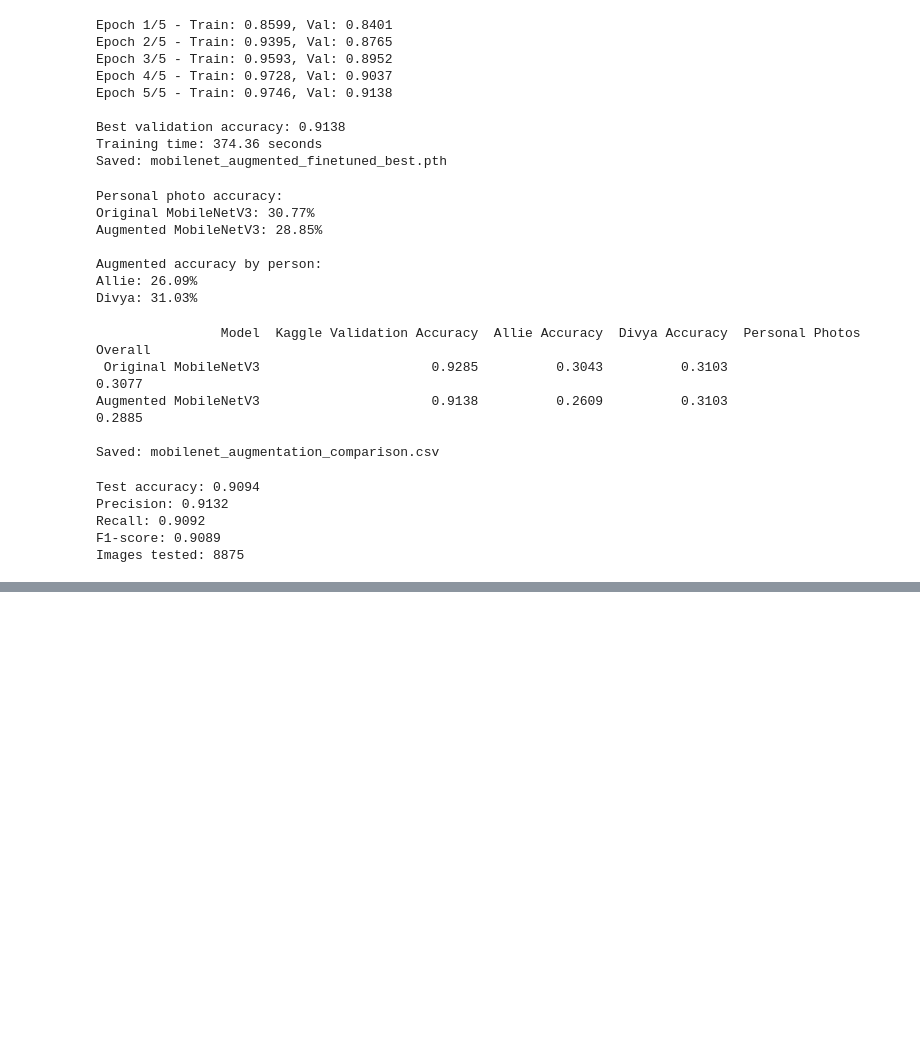
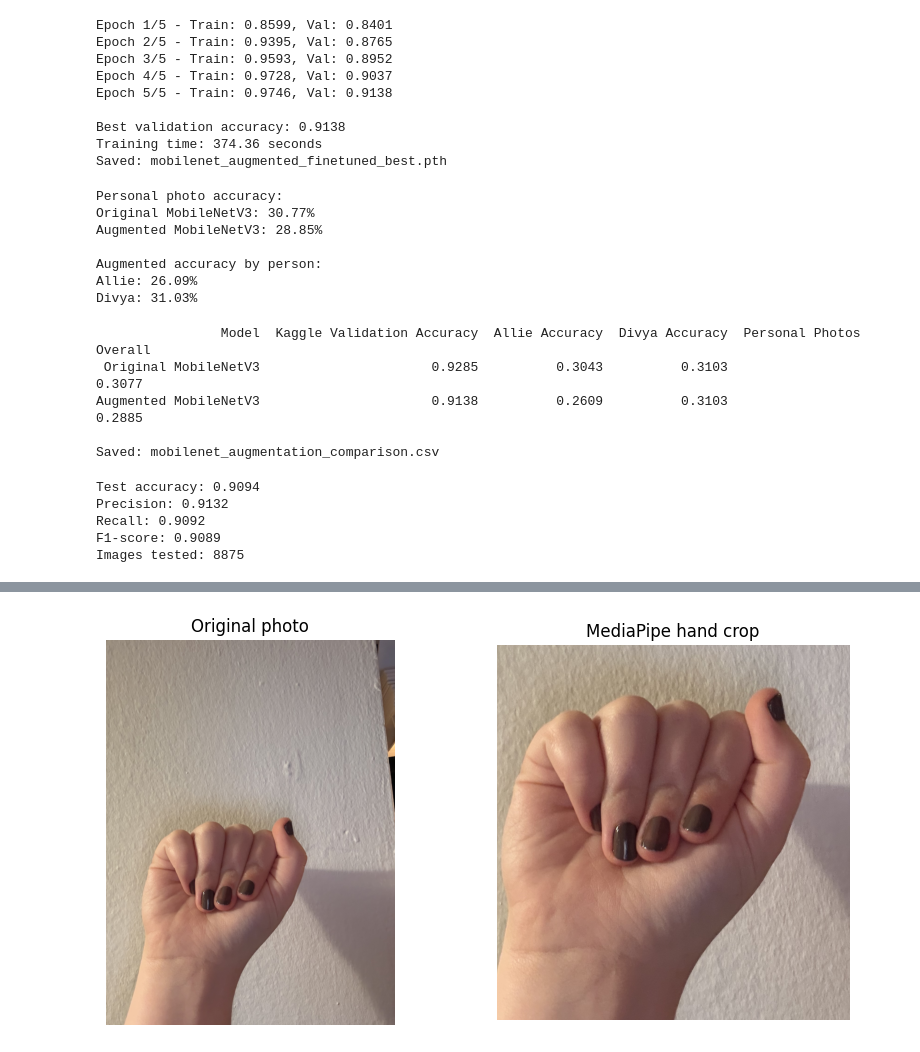
Before and after one commit to ananyaa-sutaria/ML-term-project, a Jupyter notebook: 04_transfer.ipynb, the cells around one changed output, grey strips where cells are left out. Drawn from its saved outputs; the diff is of its cells as text; code cells hidden in the pictures; blank space fills up the shorter version.

```diff
--- a/04_transfer.ipynb
+++ b/04_transfer.ipynb
@@ -1896,0 +2241,63 @@ Images tested: 8875
+# %%
+from PIL import Image
+import numpy as np
+import mediapipe as mp
+
+#crop around detected hand
+def crop_hand(image_path, padding=0.25):
+    image = Image.open(image_path).convert("RGB")
+    image_array = np.array(image)
+
+    mp_image = mp.Image(
+        image_format=mp.ImageFormat.SRGB,
+        data=image_array
+    )
+
+    result = hand_detector.detect(mp_image)
+
+    #use original image if no hand is found
+    if not result.hand_landmarks:
+        return image_array
+
+    landmarks = result.hand_landmarks[0]
+
+    width, height = image.size
+
+    x_values = [point.x * width for point in landmarks]
+    y_values = [point.y * height for point in landmarks]
+
+    x_min, x_max = min(x_values), max(x_values)
+    y_min, y_max = min(y_values), max(y_values)
+
+    #add extra space around hand
+    hand_size = max(x_max - x_min, y_max - y_min)
+    margin = hand_size * padding
+
+    x1 = max(0, int(x_min - margin))
+    y1 = max(0, int(y_min - margin))
+    x2 = min(width, int(x_max + margin))
+    y2 = min(height, int(y_max + margin))
+
+    return image_array[y1:y2, x1:x2]
+
+#show example of hand cropping
+import matplotlib.pyplot as plt
+
+example_path = valid_photos.iloc[0]["path"]
+
+original = Image.open(example_path).convert("RGB")
+cropped = crop_hand(example_path)
+
+fig, axes = plt.subplots(1, 2, figsize=(10, 5))
+
+axes[0].imshow(original)
+axes[0].set_title("Original photo")
+axes[0].axis("off")
+
+axes[1].imshow(cropped)
+axes[1].set_title("MediaPipe hand crop")
+axes[1].axis("off")
+
+plt.show()
+# %% [output]
+[figure, added]
```
Also changed, not shown: parts of 20 cells of this notebook.
